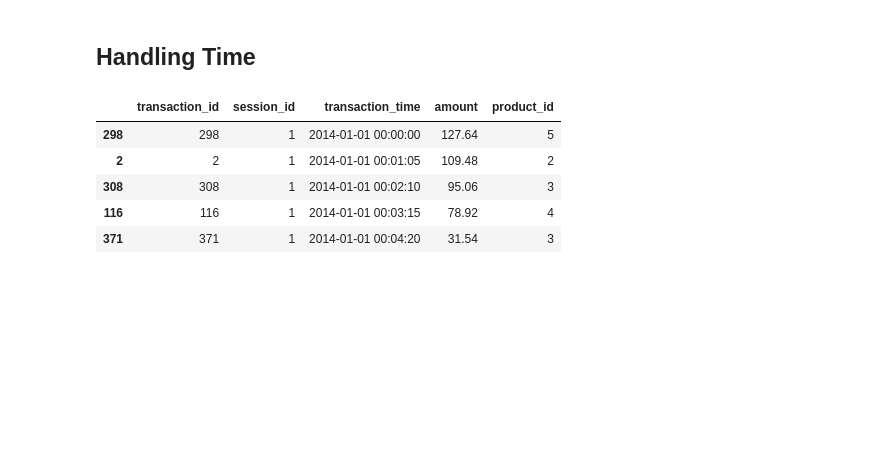
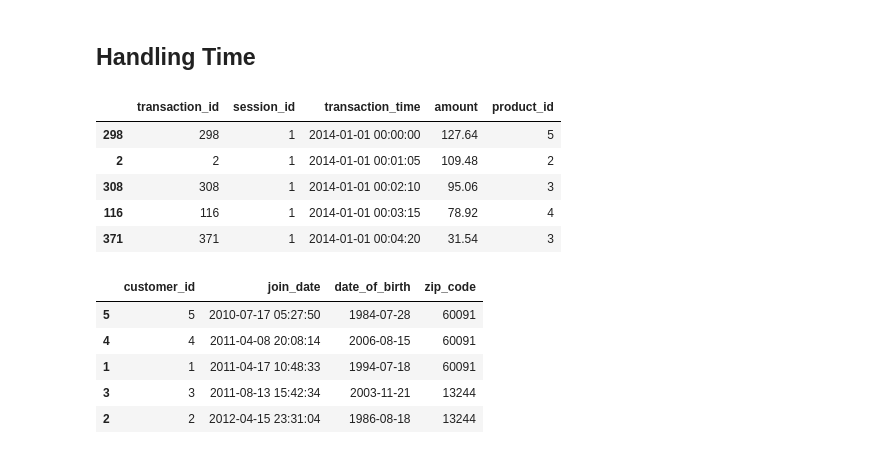
Before and after one commit to robahall/MLAlgoProjects, a Jupyter notebook: notebooks/3.0_rah_dowJone-timeseries-analysis.ipynb, the cells around one changed output. Saved outputs shown, nothing was run; the diff lists cells and outputs as text; code cells hidden in the pictures; blank space fills up the shorter version.

```diff
--- a/notebooks/3.0_rah_dowJone-timeseries-analysis.ipynb
+++ b/notebooks/3.0_rah_dowJone-timeseries-analysis.ipynb
@@ -422,3 +442,12 @@ es['transactions'].df.head()
 | 308 | 308 | 1 | 2014-01-01 00:02:10 | 95.06 | 3 |
 | 116 | 116 | 1 | 2014-01-01 00:03:15 | 78.92 | 4 |
 | 371 | 371 | 1 | 2014-01-01 00:04:20 | 31.54 | 3 |
+# %%
+es['customers'].df
+# %% [output]
+|  | customer_id | join_date | date_of_birth | zip_code |
+| 5 | 5 | 2010-07-17 05:27:50 | 1984-07-28 | 60091 |
+| 4 | 4 | 2011-04-08 20:08:14 | 2006-08-15 | 60091 |
+| 1 | 1 | 2011-04-17 10:48:33 | 1994-07-18 | 60091 |
+| 3 | 3 | 2011-08-13 15:42:34 | 2003-11-21 | 13244 |
+| 2 | 2 | 2012-04-15 23:31:04 | 1986-08-18 | 13244 |
```
Also changed, not shown: parts of 13 cells of this notebook.
